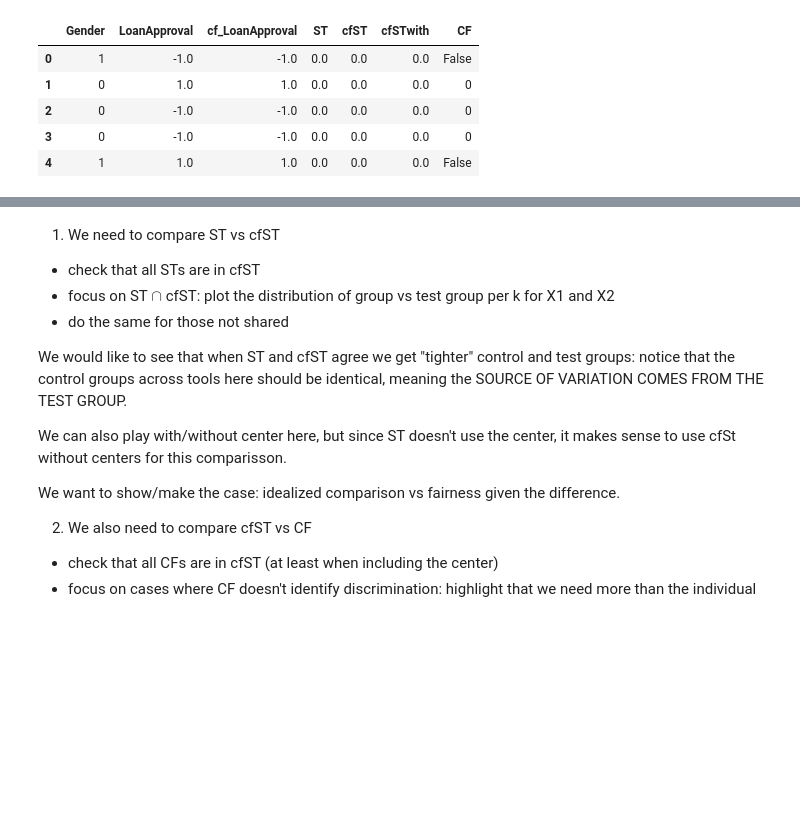
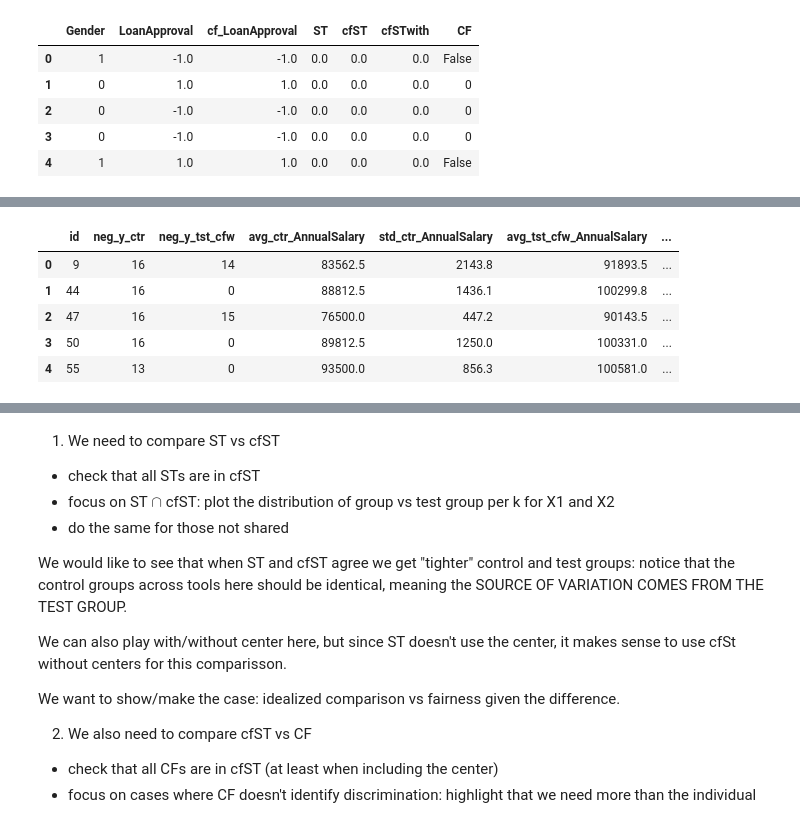
Before and after one commit to cc-jalvarez/counterfactual-situation-testing, a Jupyter notebook: prototype_synthetic_data.ipynb, the cells around one changed output, grey strips where cells are left out. Cells and saved outputs as stored; diff of their text form; code cells hidden in the pictures; blank space fills up the shorter version.

```diff
--- a/prototype_synthetic_data.ipynb
+++ b/prototype_synthetic_data.ipynb
@@ -353,0 +463,38 @@ res_df.head(5)
+# %%
+# Get summary stats
+nsf = 1
+list_temp_df = []
+var = ['AnnualSalary', 'AccountBalance']
+var.append('LoanApproval')
+
+for c in set3:
+
+    temp_df = {}
+    temp_ctr         = org_df.iloc[cfST_knn_with[c]['ctr_idx'], :][var].copy()
+    temp_ctr = temp_ctr.append(org_df.iloc[c][var])
+    temp_tst_cf_with = org_cf_df.iloc[cfST_knn_with[c]['tst_idx'], :][var].copy()
+    temp_tst_cf_with = temp_tst_cf_with.append(org_cf_df.iloc[c][var])
+
+    temp_df['id'] = c
+    temp_df['neg_y_ctr'] = temp_ctr[temp_ctr['LoanApproval']==-1].shape[0]
+    temp_df['neg_y_tst_cfw'] = temp_tst_cf_with[temp_tst_cf_with['LoanApproval']==-1].shape[0]
+
+    for v in var:
+        temp_df['avg_ctr_' + v] = round(temp_ctr.mean()[v], nsf)
+        temp_df['std_ctr_' + v] = round(temp_ctr.std()[v], nsf)
+
+        temp_df['avg_tst_cfw_' + v] = round(temp_tst_cf_with.mean()[v], nsf)
+        temp_df['std_tst_cfw_' + v] = round(temp_tst_cf_with.std()[v], nsf)
+
+    list_temp_df.append(temp_df)
+
+set3_summary_stats = pd.DataFrame(list_temp_df)
+
+set3_summary_stats.head(5)
+# %% [output]
+|  | id | neg_y_ctr | neg_y_tst_cfw | avg_ctr_AnnualSalary | std_ctr_AnnualSalary | avg_tst_cfw_AnnualSalary | ... |
+| 0 | 9 | 16 | 14 | 83562.5 | 2143.8 | 91893.5 | ... |
+| 1 | 44 | 16 | 0 | 88812.5 | 1436.1 | 100299.8 | ... |
+| 2 | 47 | 16 | 15 | 76500.0 | 447.2 | 90143.5 | ... |
+| 3 | 50 | 16 | 0 | 89812.5 | 1250.0 | 100331.0 | ... |
+| 4 | 55 | 13 | 0 | 93500.0 | 856.3 | 100581.0 | ... |
```
Also changed, not shown: parts of 12 cells of this notebook.
